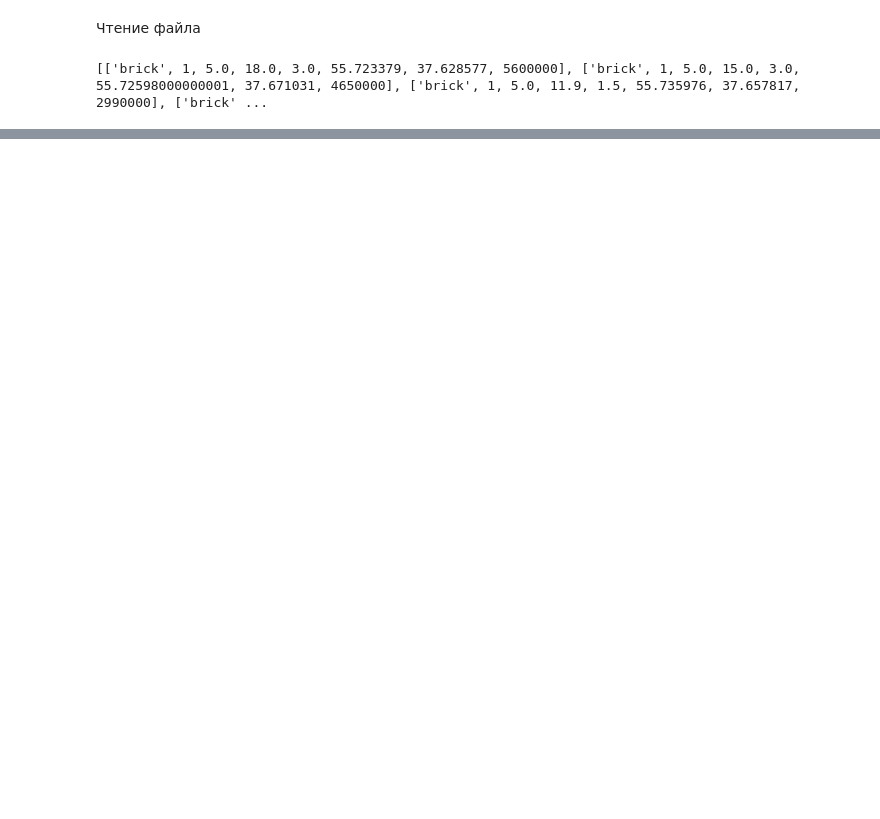
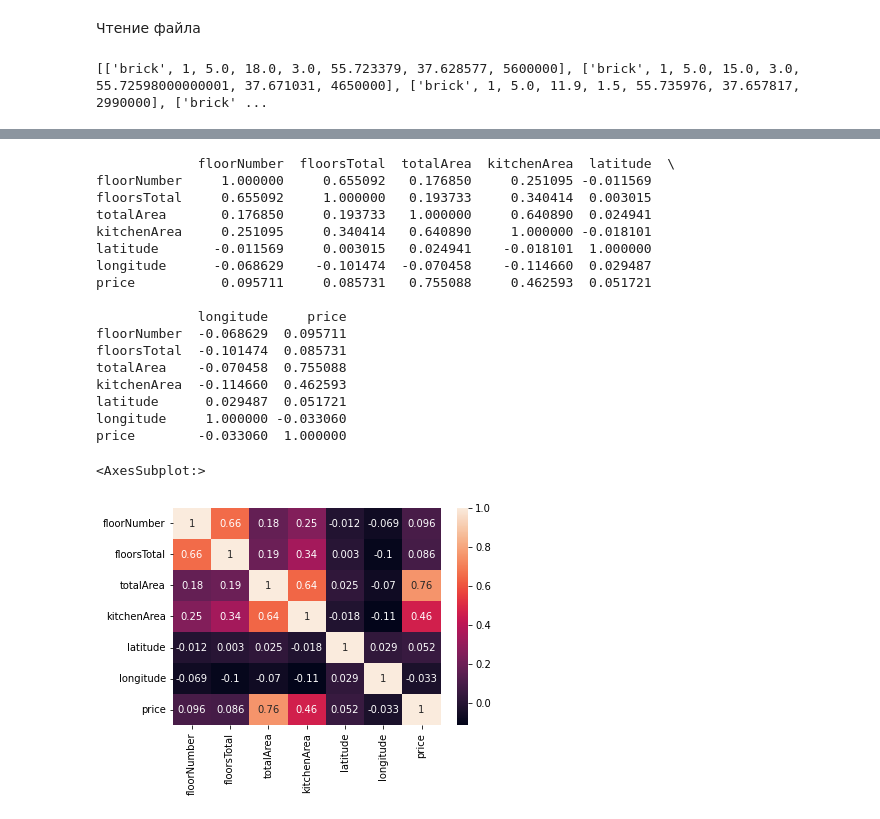
Before and after one commit to NikPeg/matstat_IDZ, a Jupyter notebook: processing.ipynb, the cells around one changed output, grey strips where cells are left out. Drawn from its saved outputs; the diff is of its cells as text; code cells hidden in the pictures; blank space fills up the shorter version.

Commit message:
Add correlation

```diff
--- a/processing.ipynb
+++ b/processing.ipynb
@@ -23,0 +76,38 @@ print(data[:10])
+# %%
+import os
+import pandas as pd
+import numpy as np
+import seaborn as sn
+
+# Loading the dataset
+BIKE = pd.read_csv("moscow_dataset_2020.csv")
+
+# Numeric columns of the dataset
+numeric_col = ['floorNumber','floorsTotal','totalArea','kitchenArea','latitude','longitude','price']
+
+# Correlation Matrix formation
+corr_matrix = BIKE.loc[:,numeric_col].corr()
+print(corr_matrix)
+
+#Using heatmap to visualize the correlation matrix
+sn.heatmap(corr_matrix, annot=True)
+# %% [output]
+             floorNumber  floorsTotal  totalArea  kitchenArea  latitude  \
+floorNumber     1.000000     0.655092   0.176850     0.251095 -0.011569
+floorsTotal     0.655092     1.000000   0.193733     0.340414  0.003015
+totalArea       0.176850     0.193733   1.000000     0.640890  0.024941
+kitchenArea     0.251095     0.340414   0.640890     1.000000 -0.018101
+latitude       -0.011569     0.003015   0.024941    -0.018101  1.000000
+longitude      -0.068629    -0.101474  -0.070458    -0.114660  0.029487
+price           0.095711     0.085731   0.755088     0.462593  0.051721
+
+             longitude     price
+floorNumber  -0.068629  0.095711
+floorsTotal  -0.101474  0.085731
+totalArea    -0.070458  0.755088
+kitchenArea  -0.114660  0.462593
+latitude      0.029487  0.051721
+longitude     1.000000 -0.033060
+price        -0.033060  1.000000
+<AxesSubplot:>
+[figure, added]
```
Also changed, not shown: parts of 2 cells of this notebook.
